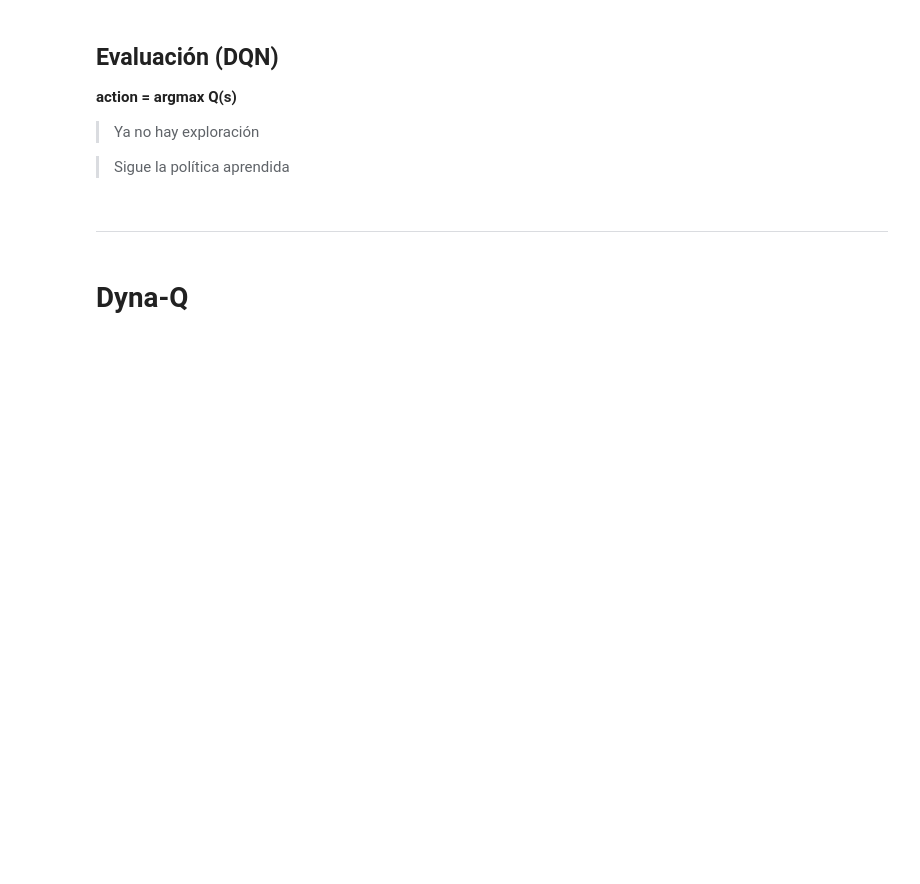
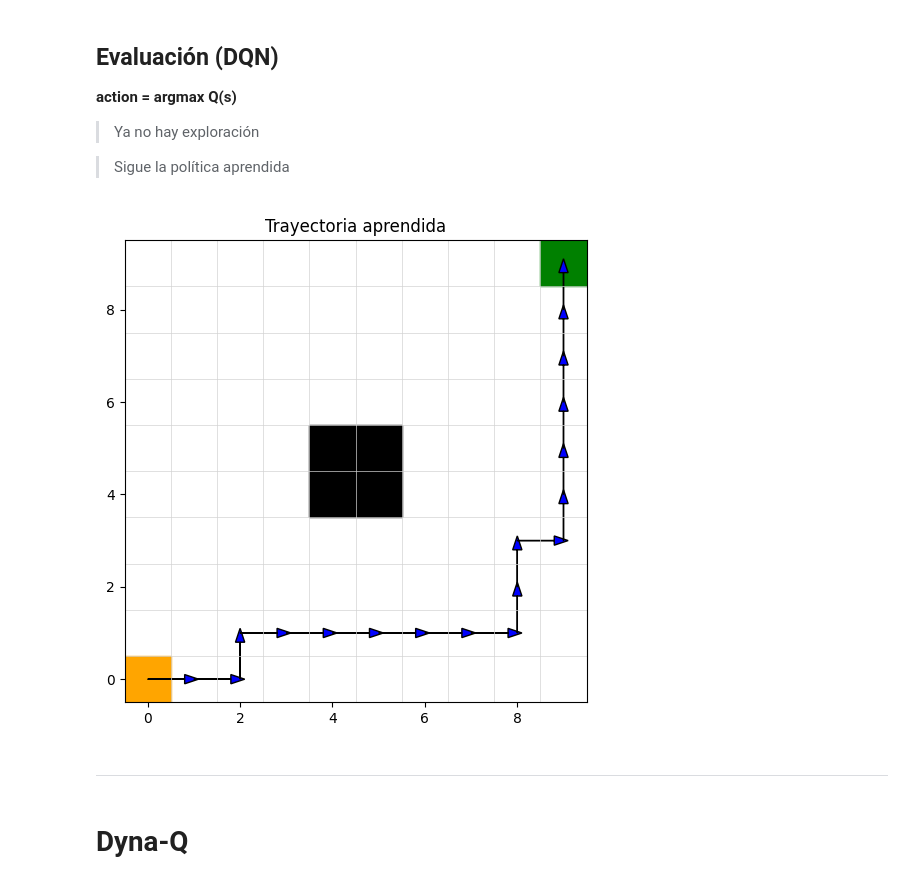
Before and after one commit to dbustosh/Kiro, a Jupyter notebook: IAyMR_20261126_Aprendizaje_por_Refuerzo.ipynb, the cells around one changed output. Drawn from its saved outputs; the diff is of its cells as text; code cells hidden in the pictures; blank space fills up the shorter version.

```diff
--- a/IAyMR_20261126_Aprendizaje_por_Refuerzo.ipynb
+++ b/IAyMR_20261126_Aprendizaje_por_Refuerzo.ipynb
@@ -893,7 +883,7 @@ $$
 step_count = 0
 
 for ep in range(episodes):
-    state, _ = env.reset()          # API Gymnasium: (obs, info)
+    state = env.reset()
     done = False
 
     steps = 0
@@ -903,25 +893,22 @@ for ep in range(episodes):
 
         step_count += 1
 
-        # epsilon-greedy
+        # ε-greedy
         if np.random.rand() < epsilon:
             action = np.random.randint(4)
         else:
             state_t = torch.FloatTensor(state).unsqueeze(0)
-            with torch.no_grad():
-                action = torch.argmax(model(state_t)).item()
+            action = torch.argmax(model(state_t)).item()
 
-        next_state, reward, terminated, truncated, _ = env.step(action)
-        done = terminated or truncated
+        next_state, reward, done, _ = env.step(action)
 
-        # Solo hacemos bootstrap cuando el episodio NO termino de forma natural.
-        buffer.add((state, action, reward, next_state, terminated))
+        buffer.add((state, action, reward, next_state, done))
         state = next_state
 
         # Entrenamiento cada 4 pasos
         if len(buffer.buffer) >= batch_size and step_count % 4 == 0:
-            # El entrenamiento comienza cuando hay al menos batch_size (32)
-            # experiencias almacenadas y se ejecuta cada 4 pasos.
+            # La condición anterior indica que el entrenamiento comienza cuando hay al menos 32 (batchsize) experiencias almacenadas
+            # y se ejecuta cada 4 pasos.
 
             states, actions, rewards, next_states, dones = buffer.sample(batch_size)
 
@@ -932,14 +919,14 @@ for ep in range(episodes):
             dones = torch.FloatTensor(dones)
 
             q_values = model(states)
-            with torch.no_grad():
-                next_q_values = target_model(next_states)
-                next_q_value = torch.max(next_q_values, dim=1)[0]
-                target = rewards + gamma * next_q_value * (1 - dones)
+            next_q_values = target_model(next_states)
 
-            q_value = q_values.gather(1, actions.unsqueeze(1)).squeeze(1)
+            q_value = q_values.gather(1, actions.unsqueeze(1)).squeeze()
+            next_q_value = torch.max(next_q_values, dim=1)[0]
 
-            loss = loss_fn(q_value, target)
+            target = rewards + gamma * next_q_value * (1 - dones)
+
+            loss = loss_fn(q_value, target.detach())
 
             optimizer.zero_grad()
             loss.backward()
@@ -953,7 +940,7 @@ for ep in range(episodes):
 
     # epsilon decay
     # empieza explorando
-    # termina siendo optimo
+    # termina siendo óptimo
     epsilon = max(epsilon_min, epsilon * epsilon_decay)
 
     if (ep + 1) % 50 == 0:
@@ -968,24 +976,24 @@ for ep in range(episodes):
 > Sigue la política aprendida
 # %%
 # ================================================================
-# Evaluacion
+# Evaluación
 # ================================================================
-state, _ = env.reset()          # API Gymnasium: (obs, info)
+state = env.reset()
 done = False
 
 steps = 0
 max_steps = 100
 
 while not done and steps < max_steps:
     state_t = torch.FloatTensor(state).unsqueeze(0)
-    with torch.no_grad():
-        action = torch.argmax(model(state_t)).item()
+    action = torch.argmax(model(state_t)).item()
 
-    state, reward, terminated, truncated, _ = env.step(action)
-    done = terminated or truncated
+    state, reward, done, _ = env.step(action)
     steps += 1
 
 env.render_trajectory()
+# %% [output]
+[figure, added]
 # %% [markdown]
 <hr style="border: 4px solid red;">
 # %% [markdown]
```
Also changed, not shown: parts of 2 cells of this notebook.
